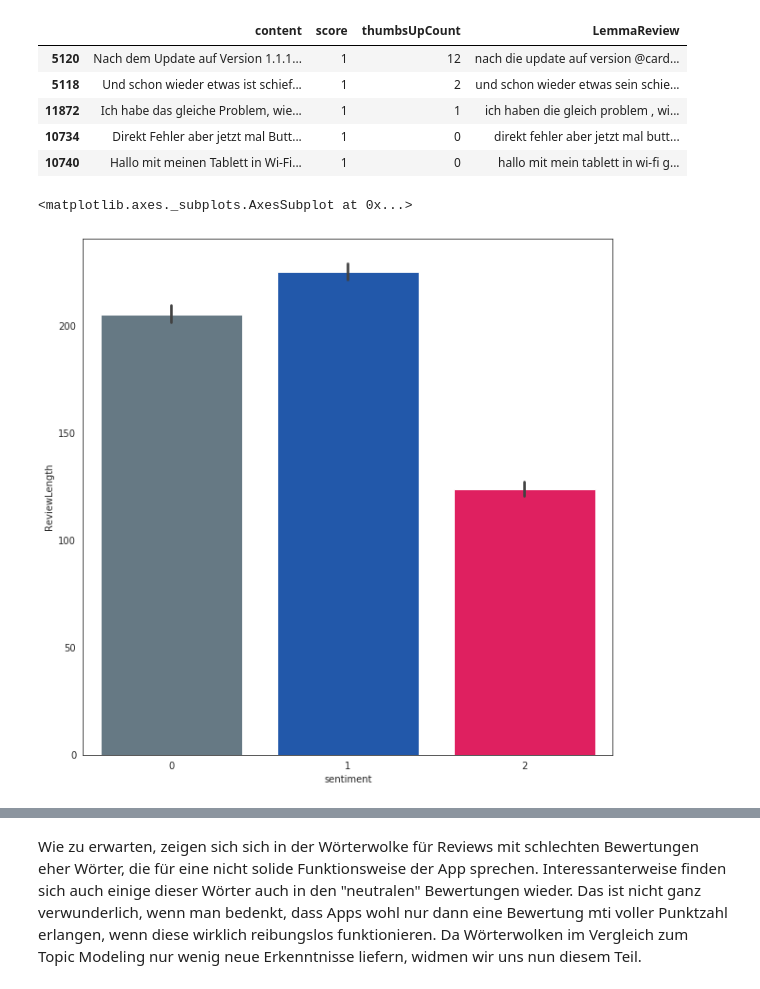
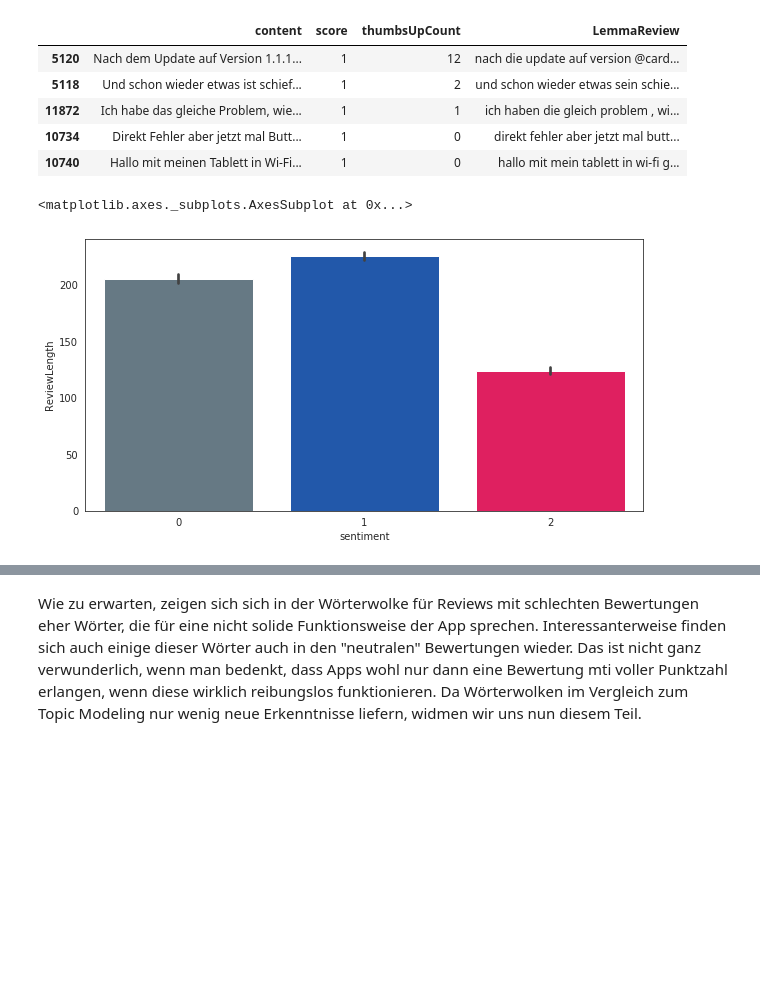
Before and after one commit to nnamliehbes/CoronaWarnApp_Analysis, a Jupyter notebook: corona.ipynb, the cells around one changed output, grey strips where cells are left out. Drawn from its saved outputs; the diff is of its cells as text; code cells hidden in the pictures; blank space fills up the shorter version.

```diff
--- a/corona.ipynb
+++ b/corona.ipynb
@@ -203,13 +203,13 @@ def to_review_length(review):
 df["ReviewLength"] = df.content.apply(to_review_length)
 # %%
 # plot length of reviews based on their sentiments
-plt.figure(figsize=(10,10))
+plt.figure(figsize=(10,5))
 sns.set_style("white")
 sns.set_palette(sns.color_palette(mycolors))
 sns.barplot(y = "ReviewLength", x = "sentiment", data = df)
 # %% [output]
 <matplotlib.axes._subplots.AxesSubplot at 0x...>
-[figure, old version]
+[figure, new version]
 # %%
 def to_long_string(text_column):
     # store in one long text variable
```
Also changed, not shown: parts of 9 cells of this notebook, 1 other file.
